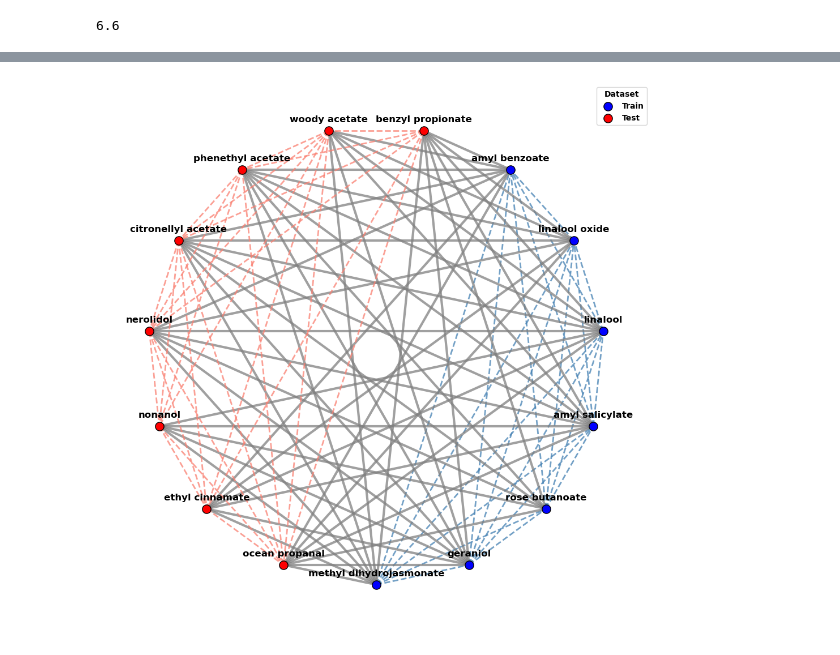
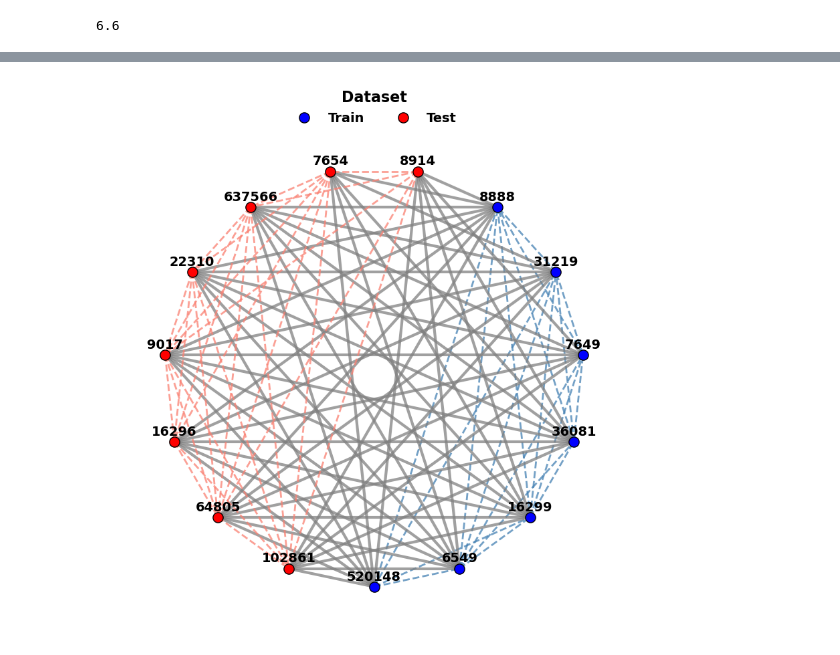
Before and after one commit to odor-pair/odor-pair, a Jupyter notebook: charts/backbone.ipynb, the cells around one changed output, grey strips where cells are left out. Saved outputs shown, nothing was run; the diff lists cells and outputs as text; code cells hidden in the pictures.

```diff
--- a/charts/backbone.ipynb
+++ b/charts/backbone.ipynb
@@ -99,0 +103,16 @@ for mol in backbone:
+# %%
+from tqdm.notebook import tqdm
+from pubchempy import get_compounds
+
+smiles_to_cid = {}
+for smiles in tqdm(backbone):
+    try:
+        compounds = get_compounds(smiles, 'smiles')
+        if compounds:
+            smiles_to_cid[smiles] = compounds[0].cid
+        else:
+            smiles_to_cid[smiles] = None  # No CID found
+    except Exception as e:
+        smiles_to_cid[smiles] = None  # Handle errors gracefully
+        print(f"Error processing {smiles}: {e}")
+smiles_to_cid
@@ -223,19 +270,19 @@ plt.show()
 import warnings
 import numpy as np
 
-fig, ax = utils.standard_fig_ax()
+# Set figure dimensions
+fig, ax = plt.subplots(figsize=(9, 9))  # Force square figure size
 
 train_color = "blue"
 test_color = "red"
 
 def get_edge_style(edge):
-    m1,m2 = edge
+    m1, m2 = edge
     if m1 in train and m2 in train:
         return 'dashed', 'steelblue', small_edge
     if m1 in test and m2 in test:
         return 'dashed', 'salmon', small_edge
     return 'solid', 'grey', big_edge
-
 
 # Create a new graph and add nodes in the specified order
 ordered_subgraph = nx.Graph()
@@ -253,29 +300,57 @@ rotation_matrix = np.array([[np.cos(theta), -np.sin(theta)],
 
 pos = {node: np.dot(rotation_matrix, pos[node]) for node in pos}
 
-nx.draw_networkx_nodes(G, pos, node_size=node_size, nodelist=train,
-                       node_color=train_color, label='Train', edgecolors='black', linewidths=1)
-nx.draw_networkx_nodes(G, pos, node_size=node_size, nodelist=test,
-                       node_color=test_color, label='Test', edgecolors='black', linewidths=1)
+# Draw train nodes
+nx.draw_networkx_nodes(
+    G, pos, node_size=node_size, nodelist=train,
+    node_color=train_color, label='Train', edgecolors='black', linewidths=1
+)
 
-edge_styles, edge_colors, edge_weights = list(zip(*[get_edge_style(edge) for edge in ordered_subgraph.edges()]))
-nx.draw_networkx_edges(ordered_subgraph, pos,style=edge_styles,edge_color=edge_colors,width=edge_weights,alpha=.75)
+# Draw test nodes
+nx.draw_networkx_nodes(
+    G, pos, node_size=node_size, nodelist=test,
+    node_color=test_color, label='Test', edgecolors='black', linewidths=1
+)
 
-labels = {k:clean(v) for k,v in smiles_to_name.items() if k in pos}
-labels_pos = {k:[x,y+yoffset] for k,(x,y) in pos.items()}
-nx.draw_networkx_labels(ordered_subgraph, labels_pos,labels=labels)
+# Draw edges
+edge_styles, edge_colors, edge_weights = list(zip(*[
+    get_edge_style(edge) for edge in ordered_subgraph.edges()
+]))
+nx.draw_networkx_edges(
+    ordered_subgraph, pos, style=edge_styles, edge_color=edge_colors,
+    width=edge_weights, alpha=.75
+)
 
-plt.legend(title="Dataset")
+# Draw labels
+labels = {k: v for k, v in smiles_to_cid.items() if k in pos}
+labels_pos = {k: [x, y + yoffset] for k, (x, y) in pos.items()}
+nx.draw_networkx_labels(ordered_subgraph, labels_pos, labels=labels, font_size=14)
 
-plt.box(False)
-carving_width = collections.Counter(edge_styles)["solid"]
+# Add horizontal legend at the title position
+plt.legend(
+    title="Dataset",
+    loc="upper center",
+    bbox_to_anchor=(0.5, 1.1),  # Position legend at the top center
+    ncol=2,  # Adjust as needed for compactness
+    title_fontsize=16,
+    fontsize=14,
+    frameon=False  # Optional: remove legend box
+)
 
+ax.spines['top'].set_visible(False)
+ax.spines['right'].set_visible(False)
+ax.spines['left'].set_visible(False)
+ax.spines['bottom'].set_visible(False)
+# Ensure the axes are square
+ax.set_aspect('equal', adjustable='datalim')
 
+# Print summary stats
 print(f"{len(train)} train molecules and {len(test)} test molecules.")
-print(f"Average degree = {int(G.number_of_edges()/G.number_of_nodes())} and carving width = {carving_width}")
+print(f"Average degree = {int(G.number_of_edges() / G.number_of_nodes())} and carving width = {carving_width}")
 
-plt.tight_layout()
-utils.save_figures(f"carving{sample_size}",fig)
+# Adjust layout to fit everything nicely
+plt.tight_layout(pad=2)  # Add padding to prevent overlap
+utils.save_figures(f"carving{sample_size}", fig)
 plt.show()
 # %% [output]
 7 train molecules and 8 test molecules.
@@ -283 +358 @@ Average degree = 6 and carving width = 52
-[figure, old version]
+[figure, new version]
```
Also changed, not shown: parts of 6 cells of this notebook, 5 other files.
